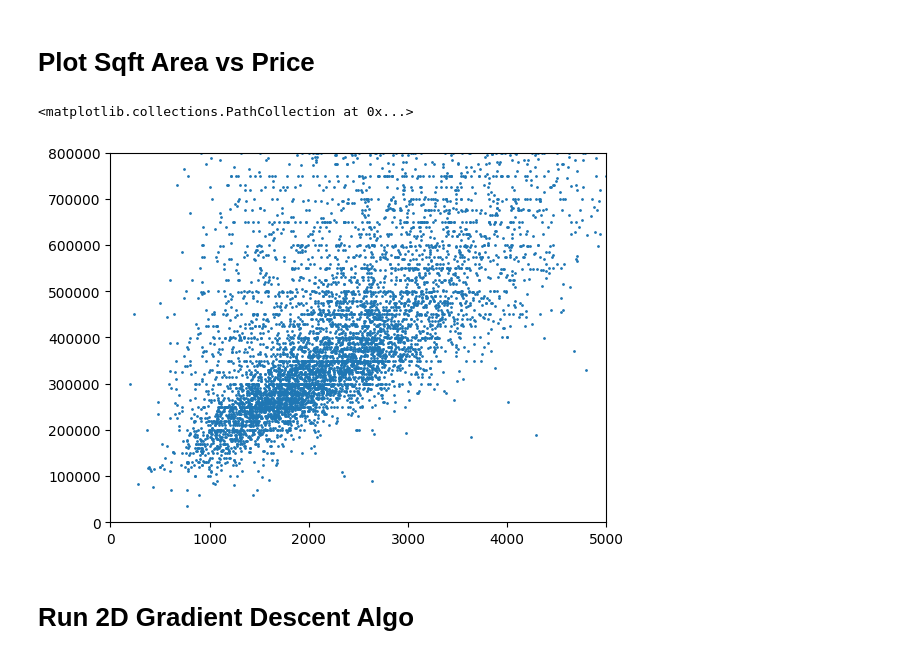
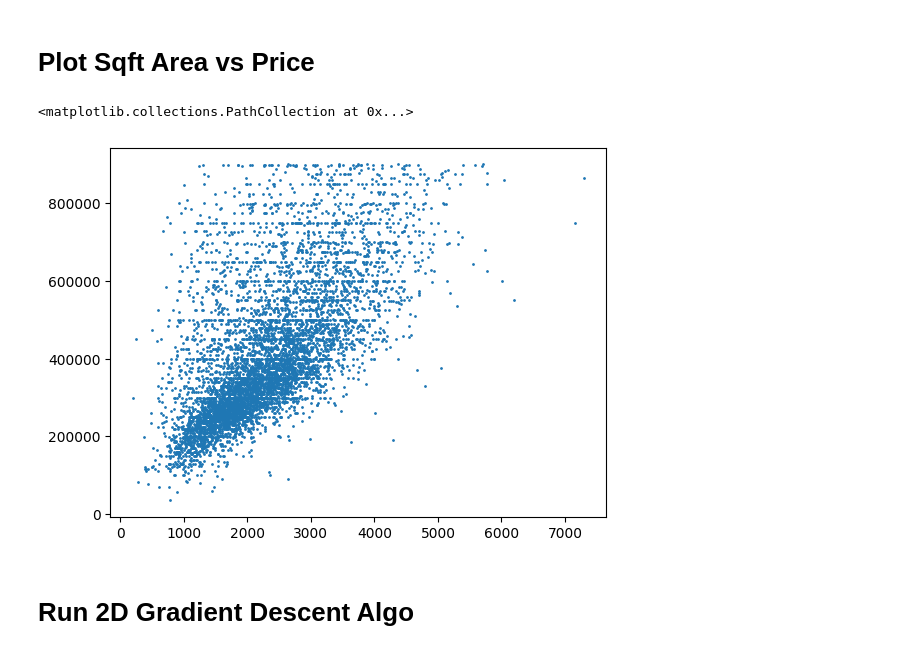
Before and after one commit to tugonbob/Stanford-CS229-Andrew-Ng, a Jupyter notebook: gradientDescent.ipynb, the cells around one changed output. Drawn from its saved outputs; the diff is of its cells as text; code cells hidden in the pictures.

```diff
--- a/gradientDescent.ipynb
+++ b/gradientDescent.ipynb
@@ -25,12 +25,12 @@ print(data)
 # %% [markdown]
 # Plot Sqft Area vs Price
 # %%
-plt.xlim([0,5000])
-plt.ylim([0,800_000])
+# plt.xlim([0,5000])
+# plt.ylim([0,800_000])
 plt.scatter(data[:, 4], data[:, 2], s=1)
 # %% [output]
 <matplotlib.collections.PathCollection at 0x...>
-[figure, old version]
+[figure, new version]
 # %% [markdown]
 # Run 2D Gradient Descent Algo
 # %%
```
Also changed, not shown: parts of 2 cells of this notebook, 1 other file.
